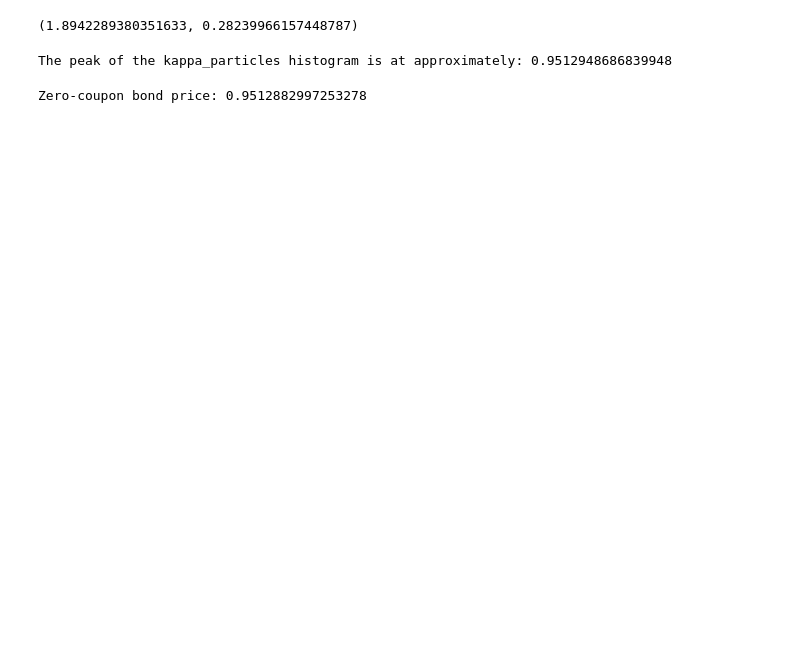
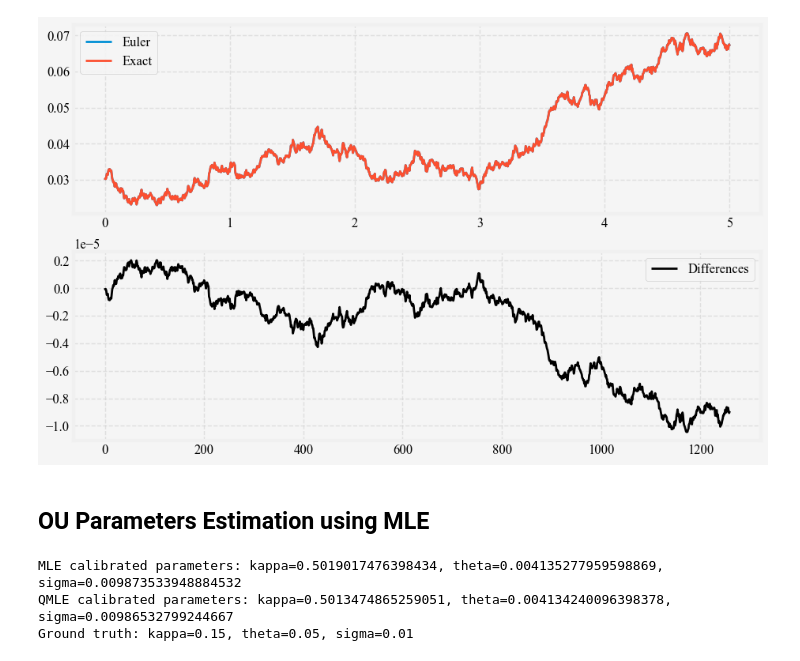
Before and after one commit to steveya/short-rate-models, a Jupyter notebook: notebook/vasicek_model.ipynb, the cells around one changed output. Saved outputs shown, nothing was run; the diff lists cells and outputs as text; code cells hidden in the pictures; blank space fills up the shorter version.

Commit message:
updated vasicek notebook

```diff
--- a/notebook/vasicek_model.ipynb
+++ b/notebook/vasicek_model.ipynb
@@ -713,17 +100,0 @@ plt.hist(pf.kappa_particles, bins=100, alpha=0.5);
-# %%
-np.mean(pf.kappa_particles), np.std(pf.kappa_particles)
-# %% [output]
-(1.8942289380351633, 0.28239966157448787)
-# %%
-hist, bin_edges = np.histogram(pf.kappa_particles, bins=100)
-
-# Find the index of the maximum count
-max_index = np.argmax(hist)
-
-# Calculate the bin center for this index
-bin_width = bin_edges[1] - bin_edges[0]
-peak_kappa = bin_edges[max_index] + bin_width / 2
-
-print(f"The peak of the kappa_particles histogram is at approximately: {peak_kappa}")
-# %% [output]
-The peak of the kappa_particles histogram is at approximately: 0.9512948686839948
@@ -745,14 +100,0 @@ def zero_coupon_yield(r_t, kappa, theta, sigma, T, t=0):
-# %%
-
-# Example usage
-r_t = 0.05  # Current short rate
-kappa = 0.1
-theta = 0.05
-sigma = 0.02
-T = 1.0  # Maturity time in years
-
-# Compute the zero-coupon bond price
-price = zero_coupon_bond_price(r_t, kappa, theta, sigma, T)
-print(f"Zero-coupon bond price: {price}")
-# %% [output]
-Zero-coupon bond price: 0.9512882997253278
@@ -762,0 +101,32 @@ yield_30 = np.asarray([zero_coupon_yield(0, 30, r_t, kappa, theta, sigma) for r_
+# %%
+# Vasicek simulation parameters
+r0 = 0.03
+kappa = 0.15
+theta = 0.05
+sigma = 0.01
+dt = 1/252  # Daily time steps
+t = 5  # Total time in years
+seed = 42
+
+fig, axes = plt.subplots(nrows=2, ncols=1, figsize=(10, 6.5))
+
+# Simulate using Euler discretization
+rates_euler = simulate_vasicek_short_rates_euler(r0, kappa, theta, sigma, t, dt, seed)
+axes[0].plot(*rates_euler, label='Euler')
+
+# Simulate using exact discretization
+rates_exact = simulate_vasicek_short_rates_exact(r0, kappa, theta, sigma, t, dt, seed)
+axes[0].plot(*rates_exact, label='Exact')
+
+axes[0].legend()
+
+axes[1].plot(rates_exact[1] - rates_euler[1], color='k', label='Differences')
+axes[1].legend()
+
+plt.show()
+
+rates = rates_exact[1]  # Assuming market observed short rates are the simulated exact rates
+# %% [output]
+[figure, added]
+# %% [markdown]
+## OU Parameters Estimation using MLE
@@ -762,0 +189,11 @@ yield_30 = np.asarray([zero_coupon_yield(0, 30, r_t, kappa, theta, sigma) for r_
+# %%
+# MLE Parameter Estimation
+kappa_mle, theta_mle, sigma_mle = calibrate_vasicek_mle(rates, dt)
+kappa_qmle, theta_qmle, sigma_qmle = calibrate_vasicek_qmle(rates, dt)
+print(f'MLE calibrated parameters: kappa={kappa_mle}, theta={theta_mle}, sigma={sigma_mle}')
+print(f'QMLE calibrated parameters: kappa={kappa_qmle}, theta={theta_qmle}, sigma={sigma_qmle}')
+print(f"Ground truth: kappa={kappa}, theta={theta}, sigma={sigma}")
+# %% [output]
+MLE calibrated parameters: kappa=0.5019017476398434, theta=0.004135277959598869, sigma=0.009873533948884532
+QMLE calibrated parameters: kappa=0.5013474865259051, theta=0.004134240096398378, sigma=0.00986532799244667
+Ground truth: kappa=0.15, theta=0.05, sigma=0.01
```
Also changed, not shown: parts of 52 cells of this notebook.
